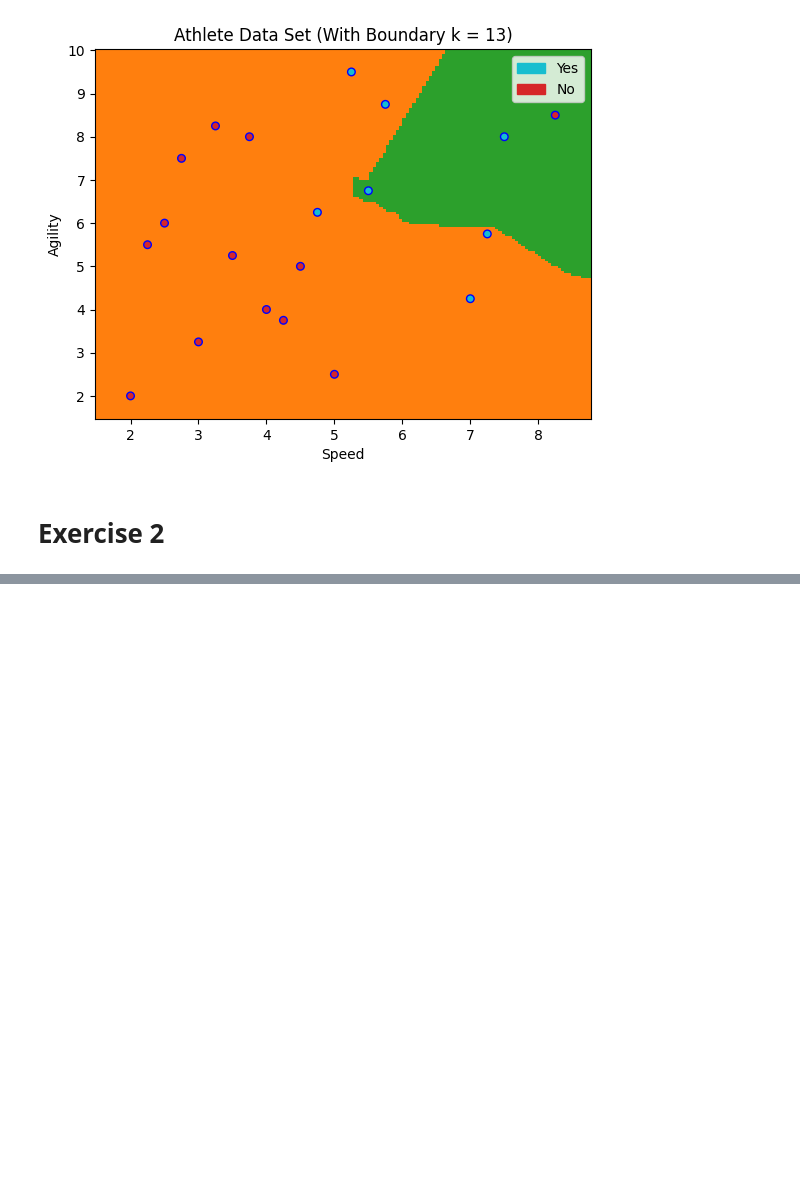
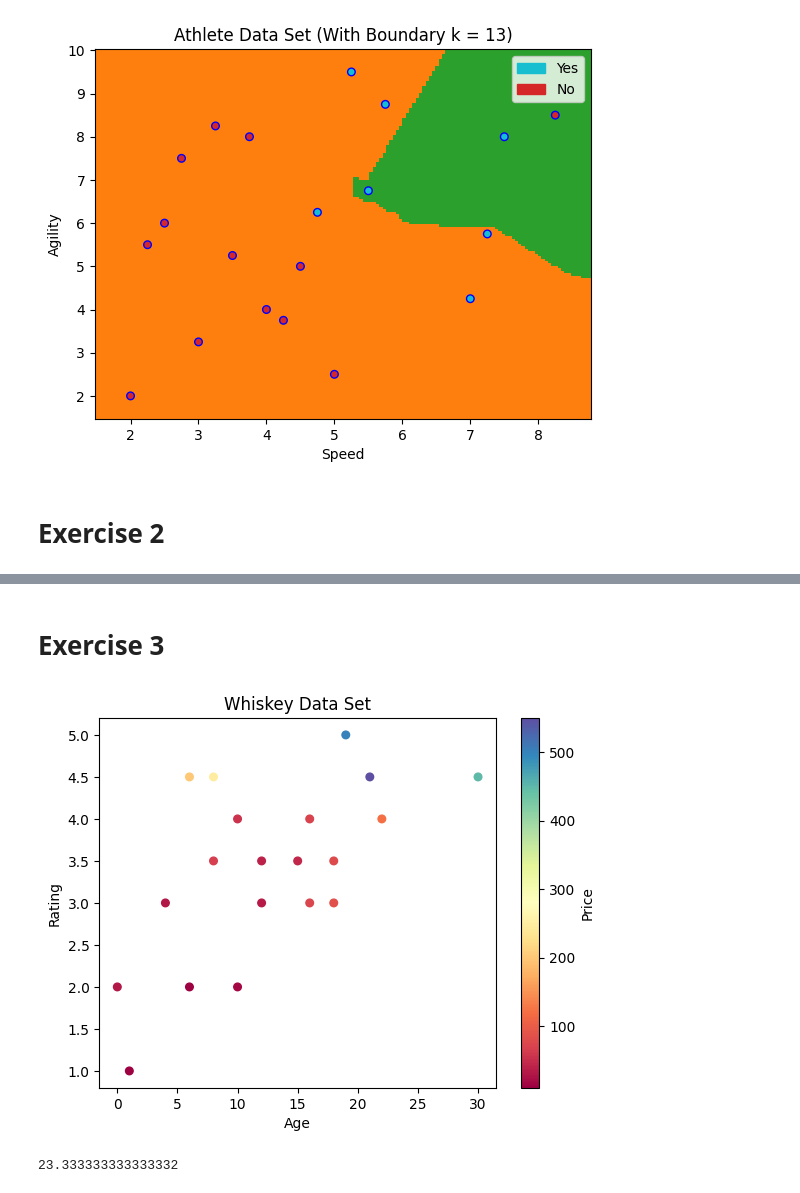
Before and after one commit to JuanScerriE/cce2502-pr-ml, a Jupyter notebook: probabilistic/knn.ipynb, the cells around one changed output, grey strips where cells are left out. Cells and saved outputs as stored; diff of their text form; code cells hidden in the pictures; blank space fills up the shorter version.

```diff
--- a/probabilistic/knn.ipynb
+++ b/probabilistic/knn.ipynb
@@ -192,0 +193,2 @@ print(kNN_variance(3, 50, 16, data))
+# %% [markdown]
+# Exercise 3
@@ -192,0 +201,30 @@ print(kNN_variance(3, 50, 16, data))
+# %%
+with open('whiskey-example.csv', newline='') as whiskey_example:
+    data = np.array(list(csv.reader(whiskey_example)))
+
+data = data[1:][:, 1:].astype(float)
+# %%
+input = data[:, :-1]
+output = data[:, -1]
+
+plt.figure()
+plt.scatter(
+    x=input[:, 0],
+    y=input[:, 1],
+    c=output,
+    cmap="Spectral",
+    s=30
+)
+plt.xlabel('Age')
+plt.ylabel('Rating')
+plt.title('Whiskey Data Set')
+plt.colorbar().set_label("Price")
+plt.show()
+# %% [output]
+[figure, added]
+# %%
+model = kNN_regression(input, output, euclidean, 3)
+
+print(model(input[0]))
+# %% [output]
+23.333333333333332
```
Also changed, not shown: parts of 12 cells of this notebook, 2 other files.
